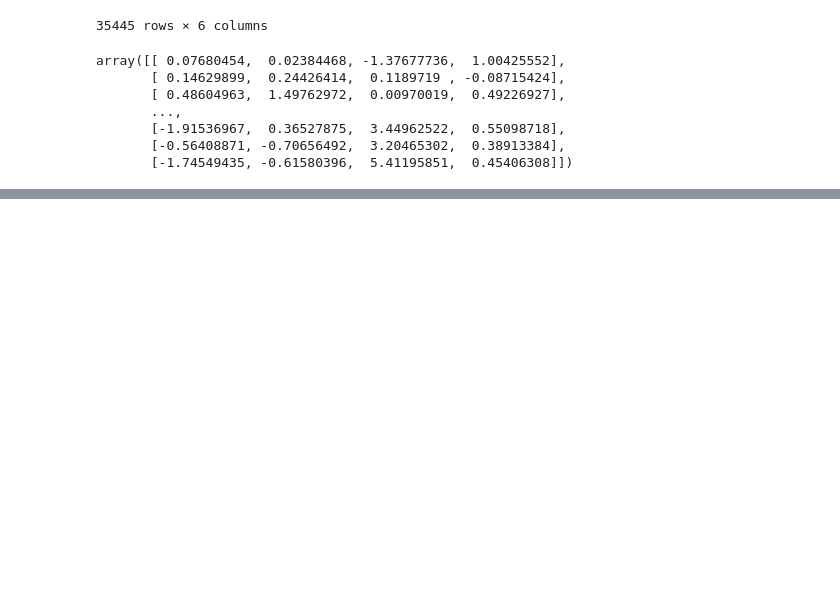
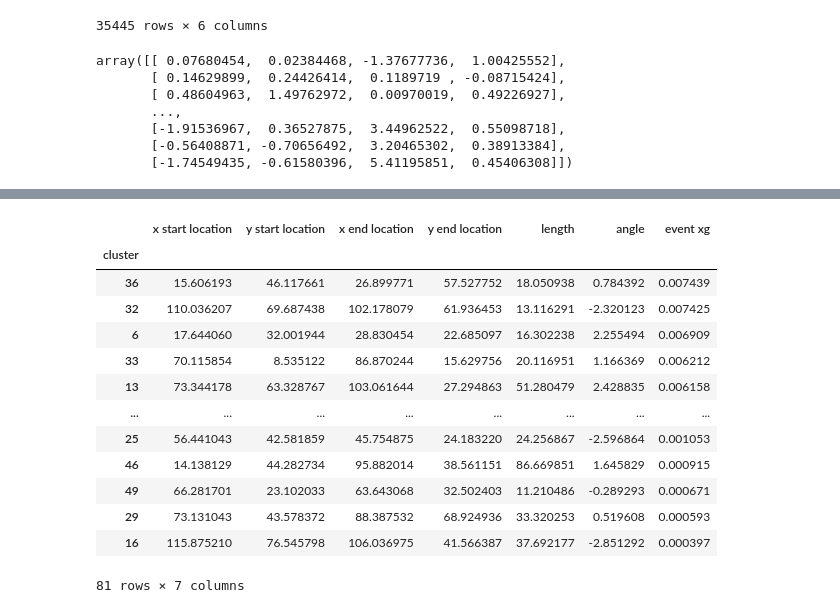
Before and after one commit to RobBlumberg/pass_sequence_eval, a Jupyter notebook: src/pass_sequence_eval.ipynb, the cells around one changed output, grey strips where cells are left out. Drawn from its saved outputs; the diff is of its cells as text; code cells hidden in the pictures; blank space fills up the shorter version.

```diff
--- a/src/pass_sequence_eval.ipynb
+++ b/src/pass_sequence_eval.ipynb
@@ -185,0 +128,32 @@ for pass_id, pass_ in pass_df_temp.iterrows():
+# %%
+event_xg_dict = {}
+for game_sequences in all_sequences_for_season:
+    for i, sequence in enumerate(game_sequences):
+        for event_id in sequence:
+            event_xg_dict[event_id] = all_sequences_xg[i]
+# %%
+event_xg_column = []
+for index, row in season_pass_df.iterrows():
+    xg = 0
+    if index in event_xg_dict.keys():
+        xg = event_xg_dict[index]
+    event_xg_column.append(xg)
+# %%
+season_pass_df["event xg"] = event_xg_column
+# %%
+season_pass_df.groupby("cluster").mean().sort_values("event xg", ascending=False)
+# %% [output]
+|  | x start location | y start location | x end location | y end location | length | angle | event xg |
+| cluster |  |  |  |  |  |  |  |
+| 36 | 15.606193 | 46.117661 | 26.899771 | 57.527752 | 18.050938 | 0.784392 | 0.007439 |
+| 32 | 110.036207 | 69.687438 | 102.178079 | 61.936453 | 13.116291 | -2.320123 | 0.007425 |
+| 6 | 17.644060 | 32.001944 | 28.830454 | 22.685097 | 16.302238 | 2.255494 | 0.006909 |
+| 33 | 70.115854 | 8.535122 | 86.870244 | 15.629756 | 20.116951 | 1.166369 | 0.006212 |
+| 13 | 73.344178 | 63.328767 | 103.061644 | 27.294863 | 51.280479 | 2.428835 | 0.006158 |
+| ... | ... | ... | ... | ... | ... | ... | ... |
+| 25 | 56.441043 | 42.581859 | 45.754875 | 24.183220 | 24.256867 | -2.596864 | 0.001053 |
+| 46 | 14.138129 | 44.282734 | 95.882014 | 38.561151 | 86.669851 | 1.645829 | 0.000915 |
+| 49 | 66.281701 | 23.102033 | 63.643068 | 32.502403 | 11.210486 | -0.289293 | 0.000671 |
+| 29 | 73.131043 | 43.578372 | 88.387532 | 68.924936 | 33.320253 | 0.519608 | 0.000593 |
+| 16 | 115.875210 | 76.545798 | 106.036975 | 41.566387 | 37.692177 | -2.851292 | 0.000397 |
+81 rows × 7 columns
```
Also changed, not shown: parts of 19 cells of this notebook.
